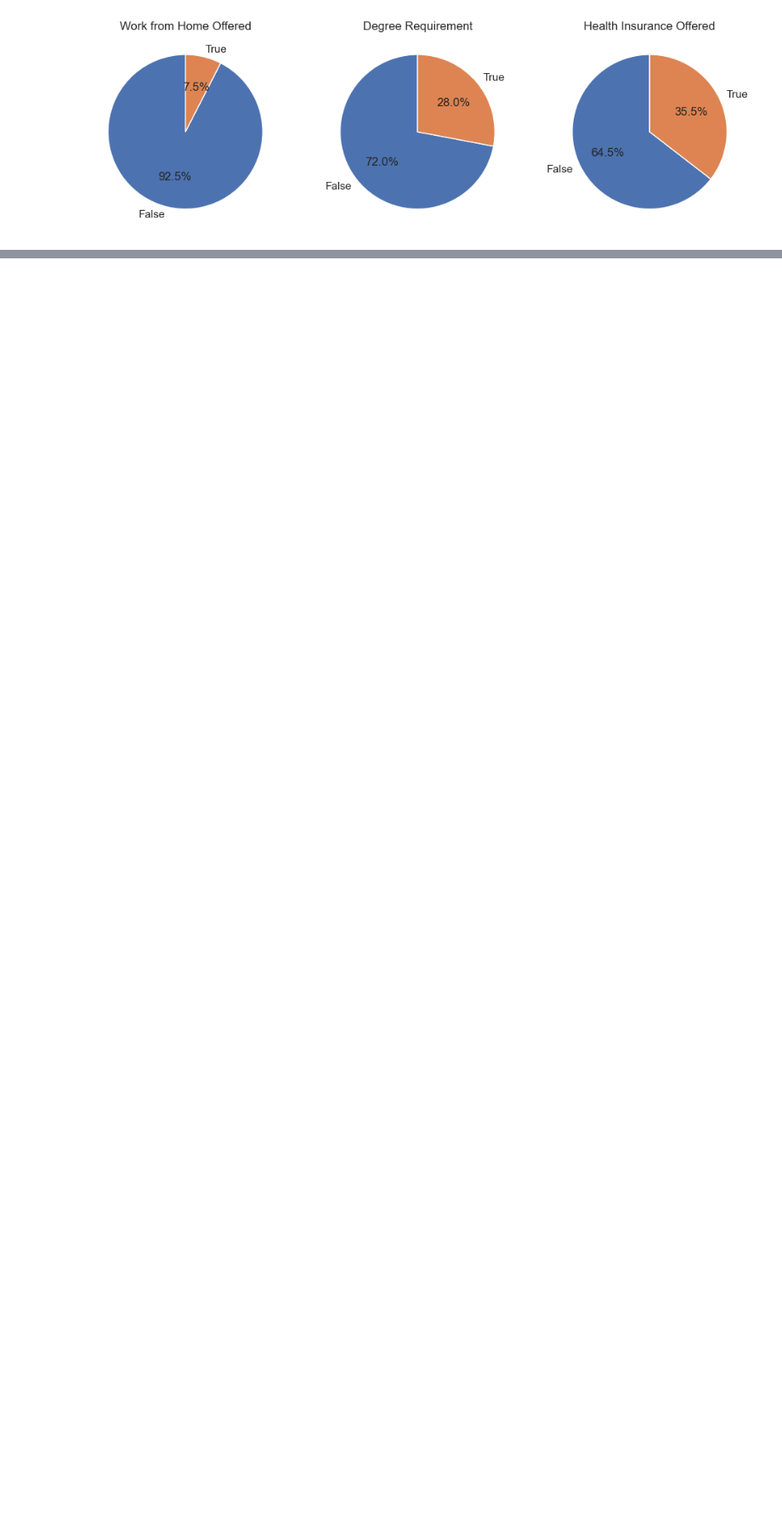
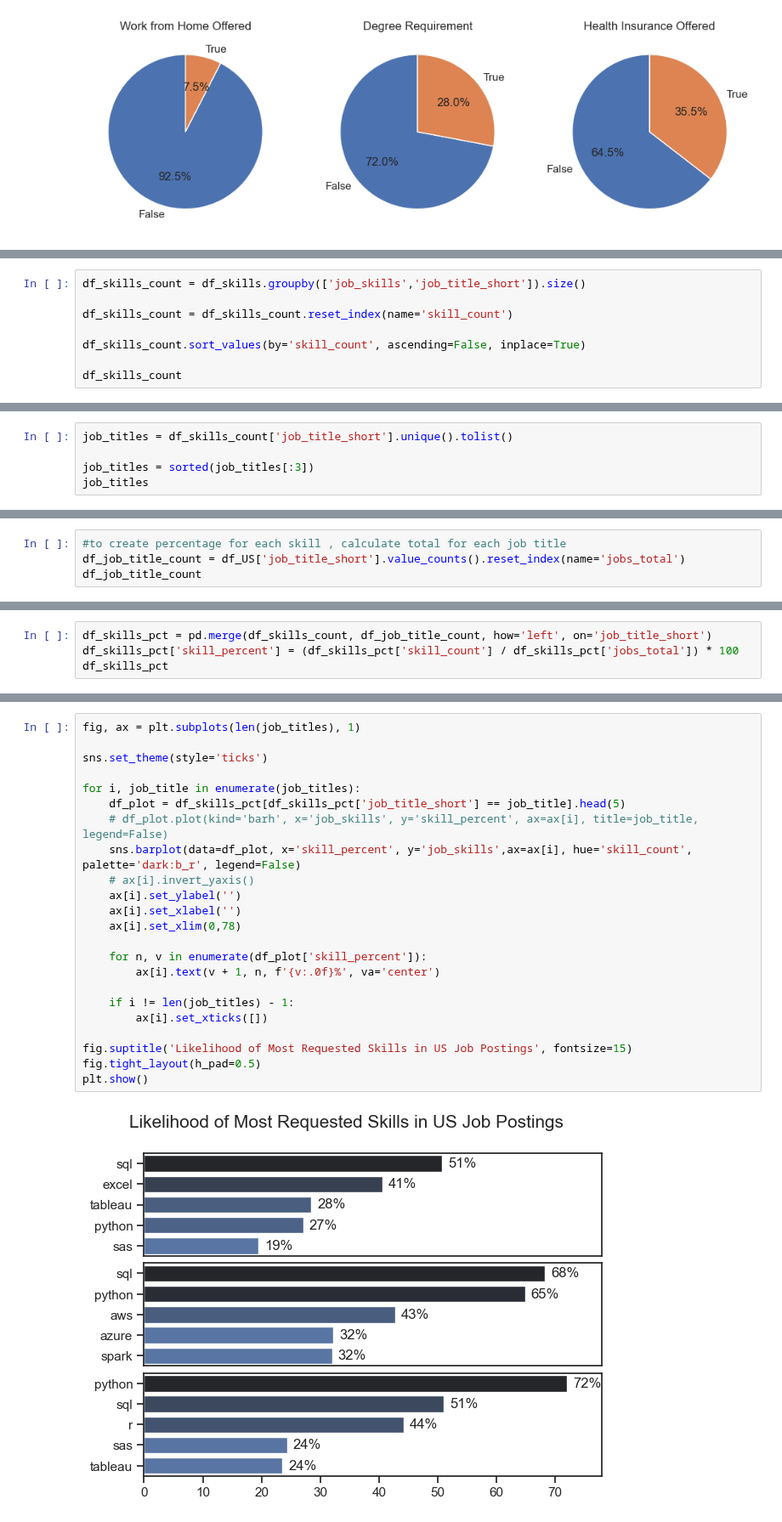
Before and after one commit to George7000/Data-Analysis-Projects, a Jupyter notebook: Python_US_Jobs_Analysis.ipynb, the cells around one changed output, grey strips where cells are left out. Shown at 85% size. Drawn from its saved outputs; the diff is of its cells as text; blank space fills up the shorter version.

Commit message:
added skill demand analysis

```diff
--- a/Python_US_Jobs_Analysis.ipynb
+++ b/Python_US_Jobs_Analysis.ipynb
@@ -65,0 +91,8 @@ plt.show()
+# %%
+df_skills_count = df_skills.groupby(['job_skills','job_title_short']).size()
+
+df_skills_count = df_skills_count.reset_index(name='skill_count')
+
+df_skills_count.sort_values(by='skill_count', ascending=False, inplace=True)
+
+df_skills_count
@@ -65,0 +113,5 @@ plt.show()
+# %%
+job_titles = df_skills_count['job_title_short'].unique().tolist()
+
+job_titles = sorted(job_titles[:3])
+job_titles
@@ -65,0 +120,4 @@ plt.show()
+# %%
+#to create percentage for each skill , calculate total for each job title
+df_job_title_count = df_US['job_title_short'].value_counts().reset_index(name='jobs_total')
+df_job_title_count
@@ -65,0 +136,4 @@ plt.show()
+# %%
+df_skills_pct = pd.merge(df_skills_count, df_job_title_count, how='left', on='job_title_short')
+df_skills_pct['skill_percent'] = (df_skills_pct['skill_count'] / df_skills_pct['jobs_total']) * 100
+df_skills_pct
@@ -65,0 +154,25 @@ plt.show()
+# %%
+fig, ax = plt.subplots(len(job_titles), 1)
+
+sns.set_theme(style='ticks')
+
+for i, job_title in enumerate(job_titles):
+    df_plot = df_skills_pct[df_skills_pct['job_title_short'] == job_title].head(5)
+    # df_plot.plot(kind='barh', x='job_skills', y='skill_percent', ax=ax[i], title=job_title, legend=False)
+    sns.barplot(data=df_plot, x='skill_percent', y='job_skills',ax=ax[i], hue='skill_count', palette='dark:b_r', legend=False)
+    # ax[i].invert_yaxis()
+    ax[i].set_ylabel('')
+    ax[i].set_xlabel('')
+    ax[i].set_xlim(0,78)
+
+    for n, v in enumerate(df_plot['skill_percent']):
+        ax[i].text(v + 1, n, f'{v:.0f}%', va='center')
+
+    if i != len(job_titles) - 1:
+        ax[i].set_xticks([])
+
+fig.suptitle('Likelihood of Most Requested Skills in US Job Postings', fontsize=15)
+fig.tight_layout(h_pad=0.5)
+plt.show()
+# %% [output]
+[figure, added]
```
Also changed, not shown: parts of 7 cells of this notebook.
